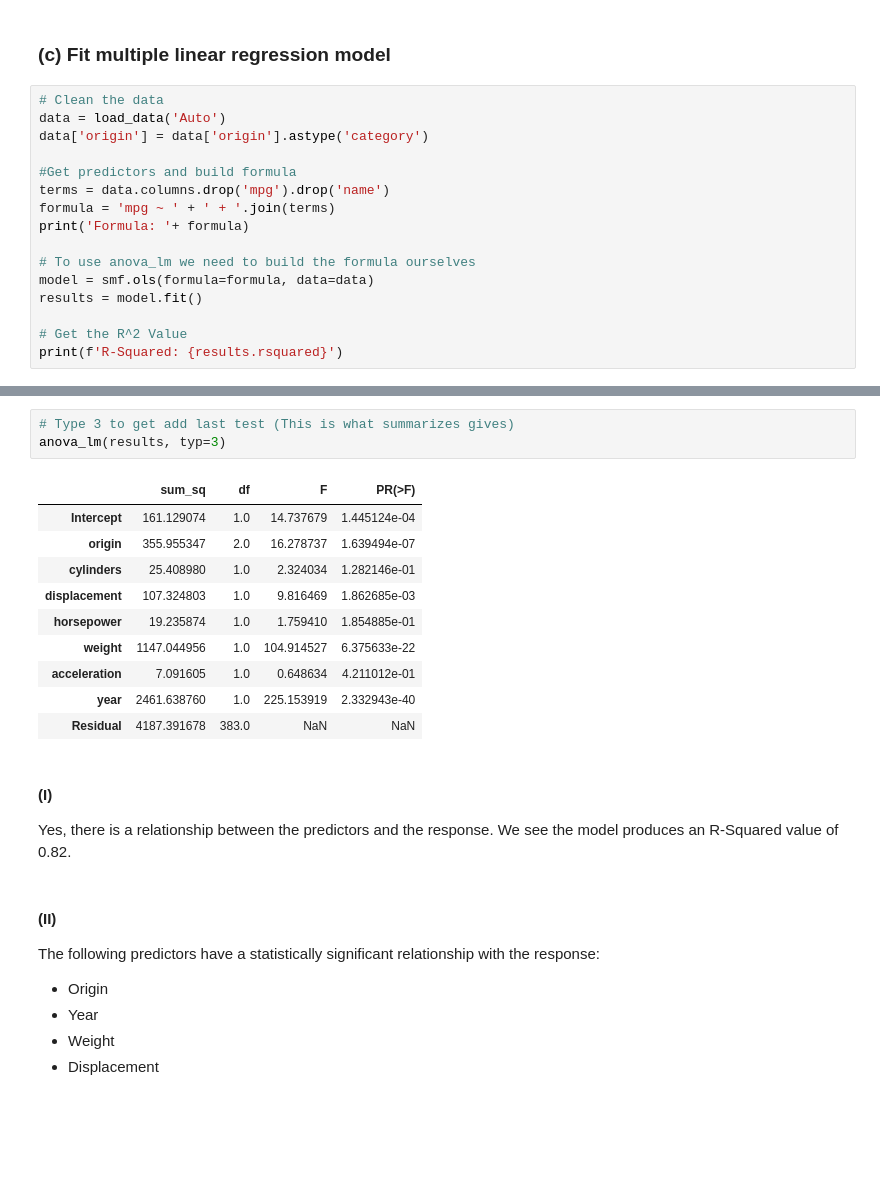
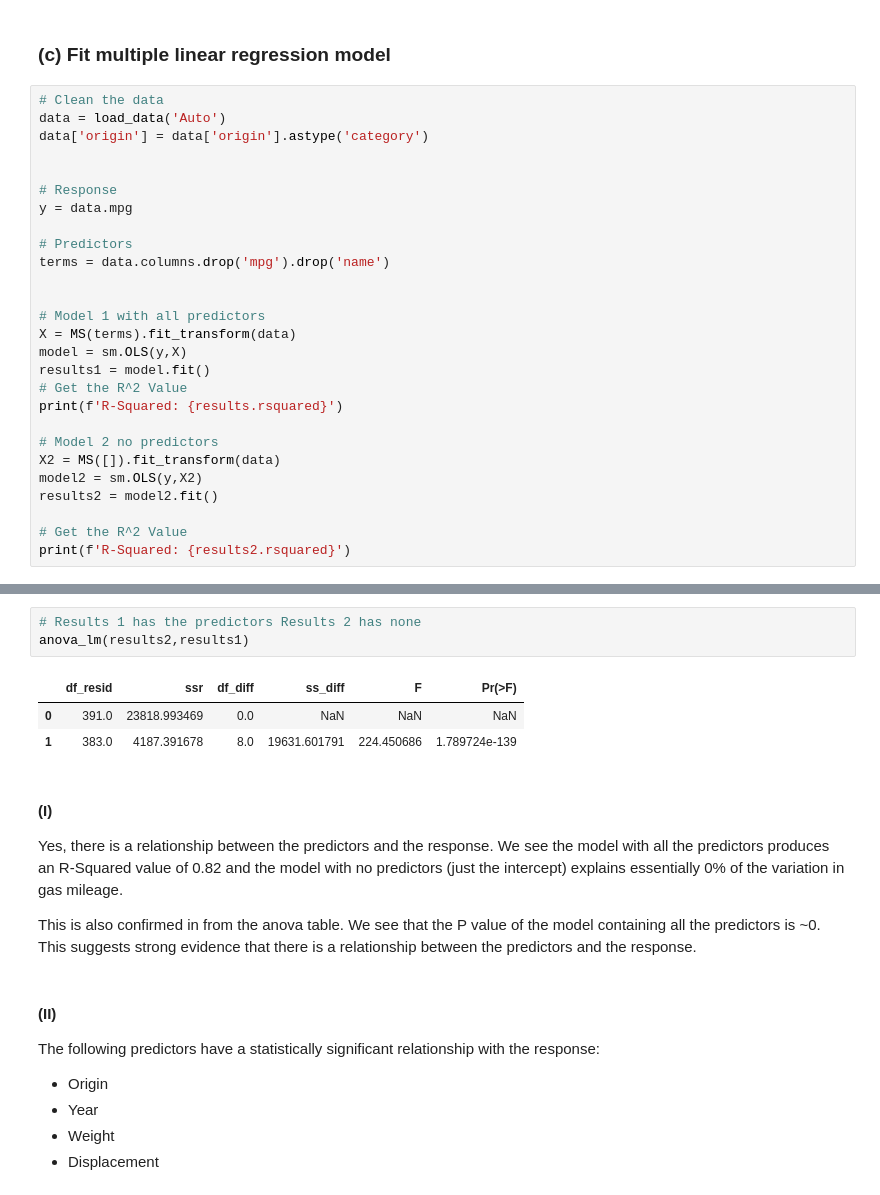
Before and after one commit to jackkrebsbach/stats, a Jupyter notebook: hw/hw3/hw3.ipynb, the cells around one changed output, grey strips where cells are left out. Saved outputs shown, nothing was run; the diff lists cells and outputs as text; blank space fills up the shorter version.

```diff
--- a/hw/hw3/hw3.ipynb
+++ b/hw/hw3/hw3.ipynb
@@ -177,15 +179,26 @@ correlation_matrx
 data = load_data('Auto')
 data['origin'] = data['origin'].astype('category')
 
-#Get predictors and build formula
+
+# Response
+y = data.mpg
+
+# Predictors
 terms = data.columns.drop('mpg').drop('name')
-formula = 'mpg ~ ' + ' + '.join(terms)
-print('Formula: '+ formula)
 
-# To use anova_lm we need to build the formula ourselves
-model = smf.ols(formula=formula, data=data)
-results = model.fit()
+
+# Model 1 with all predictors
+X = MS(terms).fit_transform(data)
+model = sm.OLS(y,X)
+results1 = model.fit()
+# Get the R^2 Value
+print(f'R-Squared: {results.rsquared}')
+
+# Model 2 no predictors
+X2 = MS([]).fit_transform(data)
+model2 = sm.OLS(y,X2)
+results2 = model2.fit()
 
 # Get the R^2 Value
-print(f'R-Squared: {results.rsquared}')
+print(f'R-Squared: {results2.rsquared}')
 # %% [output]
@@ -207,20 +207,15 @@ summarize(results)
 # %%
-# Type 3 to get add last test (This is what summarizes gives)
-anova_lm(results, typ=3)
+# Results 1 has the predictors Results 2 has none
+anova_lm(results2,results1)
 # %% [output]
-|  | sum_sq | df | F | PR(>F) |
-| Intercept | 161.129074 | 1.0 | 14.737679 | 1.445124e-04 |
-| origin | 355.955347 | 2.0 | 16.278737 | 1.639494e-07 |
-| cylinders | 25.408980 | 1.0 | 2.324034 | 1.282146e-01 |
-| displacement | 107.324803 | 1.0 | 9.816469 | 1.862685e-03 |
-| horsepower | 19.235874 | 1.0 | 1.759410 | 1.854885e-01 |
-| weight | 1147.044956 | 1.0 | 104.914527 | 6.375633e-22 |
-| acceleration | 7.091605 | 1.0 | 0.648634 | 4.211012e-01 |
-| year | 2461.638760 | 1.0 | 225.153919 | 2.332943e-40 |
-| Residual | 4187.391678 | 383.0 | NaN | NaN |
+|  | df_resid | ssr | df_diff | ss_diff | F | Pr(>F) |
+| 0 | 391.0 | 23818.993469 | 0.0 | NaN | NaN | NaN |
+| 1 | 383.0 | 4187.391678 | 8.0 | 19631.601791 | 224.450686 | 1.789724e-139 |
 # %% [markdown]
 #### (I)
-Yes, there is a relationship between the predictors and the response. We see the model produces an R-Squared value of 0.82.
+Yes, there is a relationship between the predictors and the response. We see the model with all the predictors produces an R-Squared value of 0.82 and the model with no predictors (just the intercept) explains essentially 0% of the variation in gas mileage.
+
+This is also confirmed in from the anova table. We see that the P value of the model containing all the predictors is ~0. This suggests strong evidence that there is a relationship between the predictors and the response.
 # %% [markdown]
 
 #### (II)
```
Also changed, not shown: parts of 10 cells of this notebook, 7 other files.
